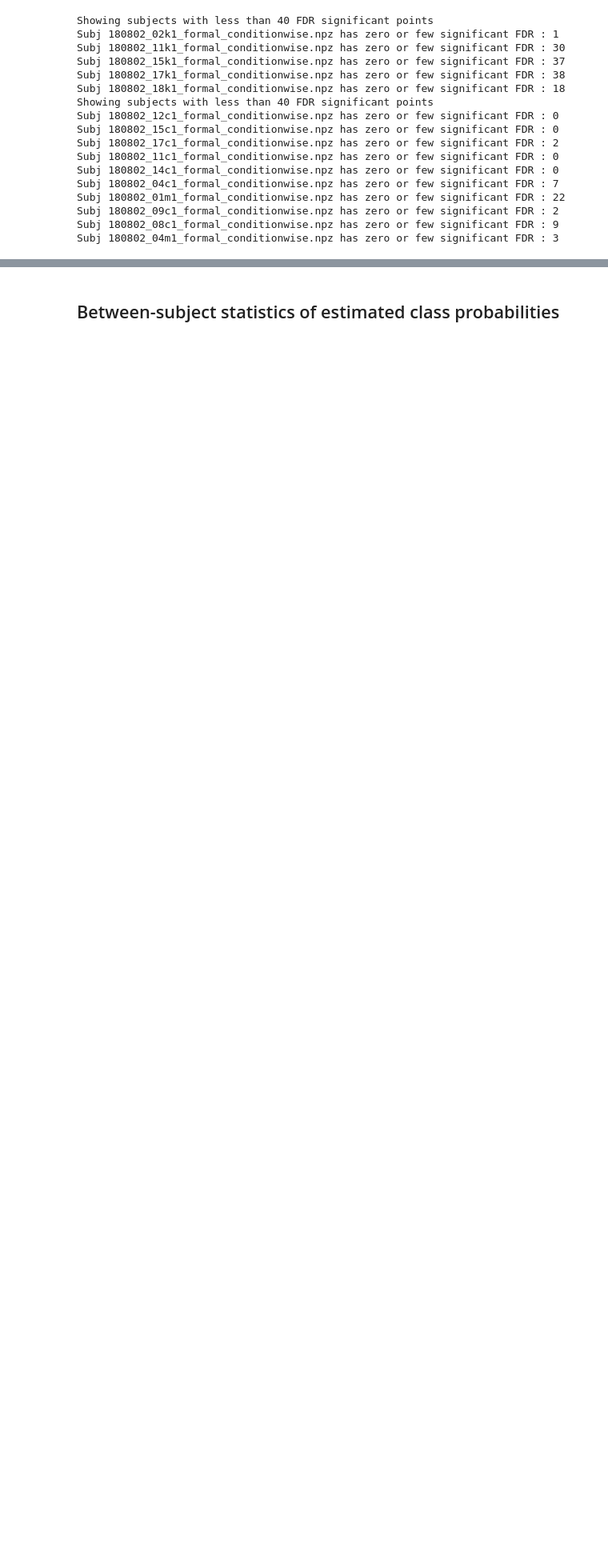
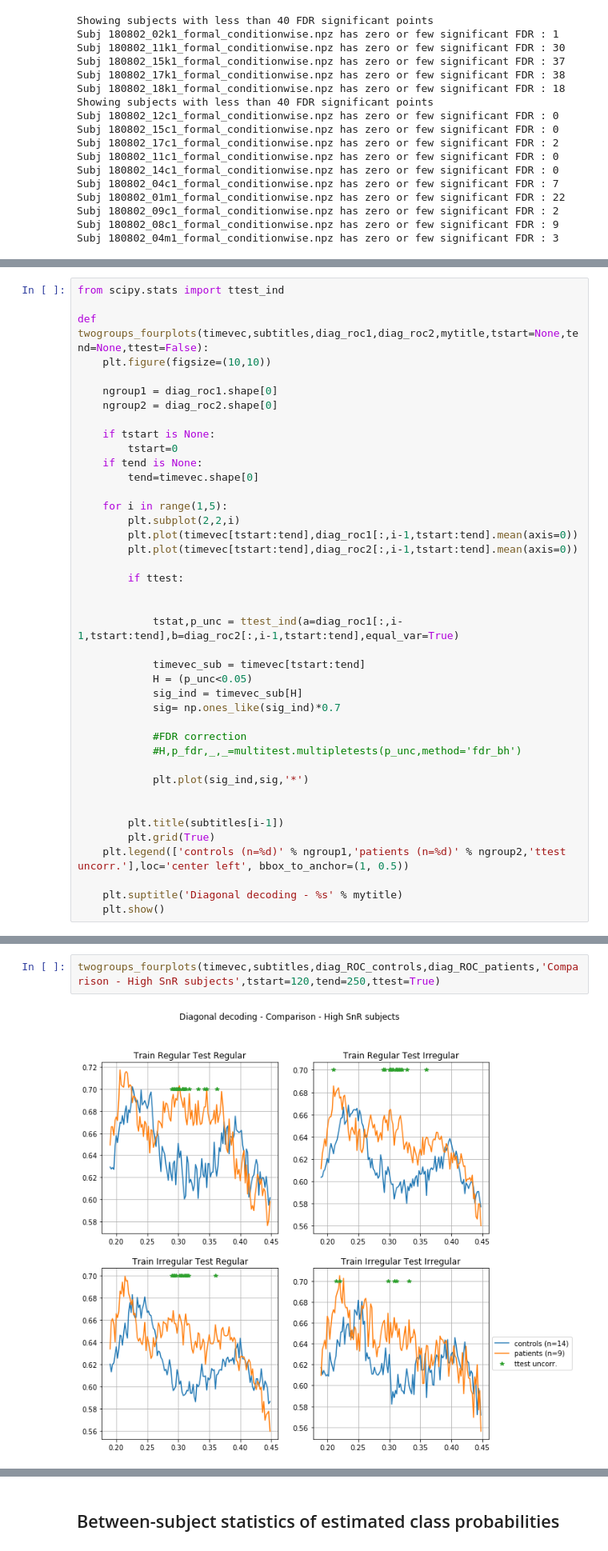
Before and after one commit to nicofarr/pd_osc_decoding, a Jupyter notebook: MNE-Statistics.ipynb, the cells around one changed output, grey strips where cells are left out. Shown at 80% size. Cells and saved outputs as stored; diff of their text form; blank space fills up the shorter version.

Commit message:
Performing more stats between groups

```diff
--- a/MNE-Statistics.ipynb
+++ b/MNE-Statistics.ipynb
@@ -280,0 +279,41 @@ Uncomment the following lines to look at the same counts without FDR correction
+# %%
+from scipy.stats import ttest_ind
+
+def twogroups_fourplots(timevec,subtitles,diag_roc1,diag_roc2,mytitle,tstart=None,tend=None,ttest=False):
+    plt.figure(figsize=(10,10))
+
+    ngroup1 = diag_roc1.shape[0]
+    ngroup2 = diag_roc2.shape[0]
+
+    if tstart is None:
+        tstart=0
+    if tend is None:
+        tend=timevec.shape[0]
+
+    for i in range(1,5):
+        plt.subplot(2,2,i)
+        plt.plot(timevec[tstart:tend],diag_roc1[:,i-1,tstart:tend].mean(axis=0))
+        plt.plot(timevec[tstart:tend],diag_roc2[:,i-1,tstart:tend].mean(axis=0))
+
+        if ttest:
+
+
+            tstat,p_unc = ttest_ind(a=diag_roc1[:,i-1,tstart:tend],b=diag_roc2[:,i-1,tstart:tend],equal_var=True)
+
+            timevec_sub = timevec[tstart:tend]
+            H = (p_unc<0.05)
+            sig_ind = timevec_sub[H]
+            sig= np.ones_like(sig_ind)*0.7
+
+            #FDR correction
+            #H,p_fdr,_,_=multitest.multipletests(p_unc,method='fdr_bh')
+
+            plt.plot(sig_ind,sig,'*')
+
+
+        plt.title(subtitles[i-1])
+        plt.grid(True)
+    plt.legend(['controls (n=%d)' % ngroup1,'patients (n=%d)' % ngroup2,'ttest uncorr.'],loc='center left', bbox_to_anchor=(1, 0.5))
+
+    plt.suptitle('Diagonal decoding - %s' % mytitle)
+    plt.show()
@@ -280,0 +322,4 @@ Uncomment the following lines to look at the same counts without FDR correction
+# %%
+twogroups_fourplots(timevec,subtitles,diag_ROC_controls,diag_ROC_patients,'Comparison - High SnR subjects',tstart=120,tend=250,ttest=True)
+# %% [output]
+[figure, added]
```
Also changed, not shown: parts of 18 cells of this notebook.
